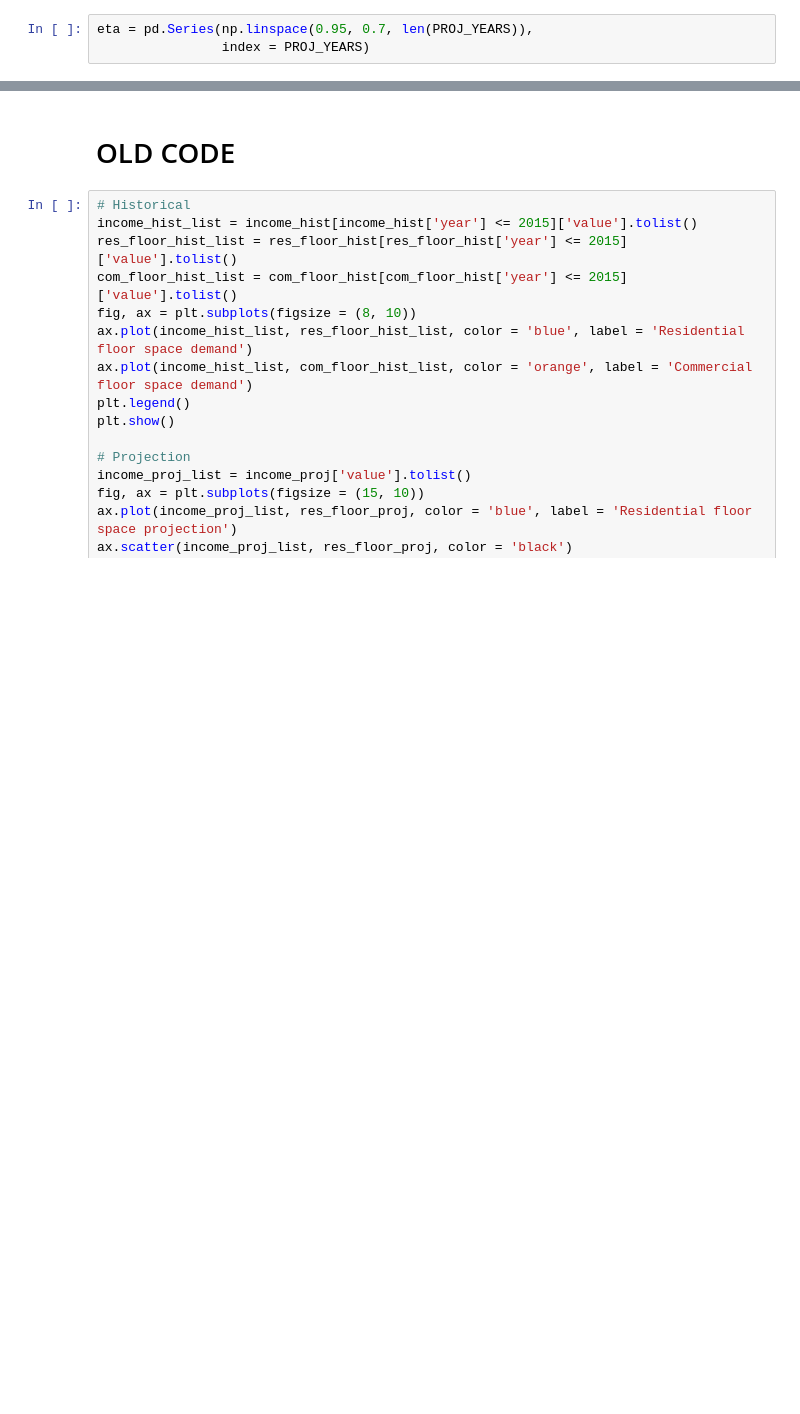
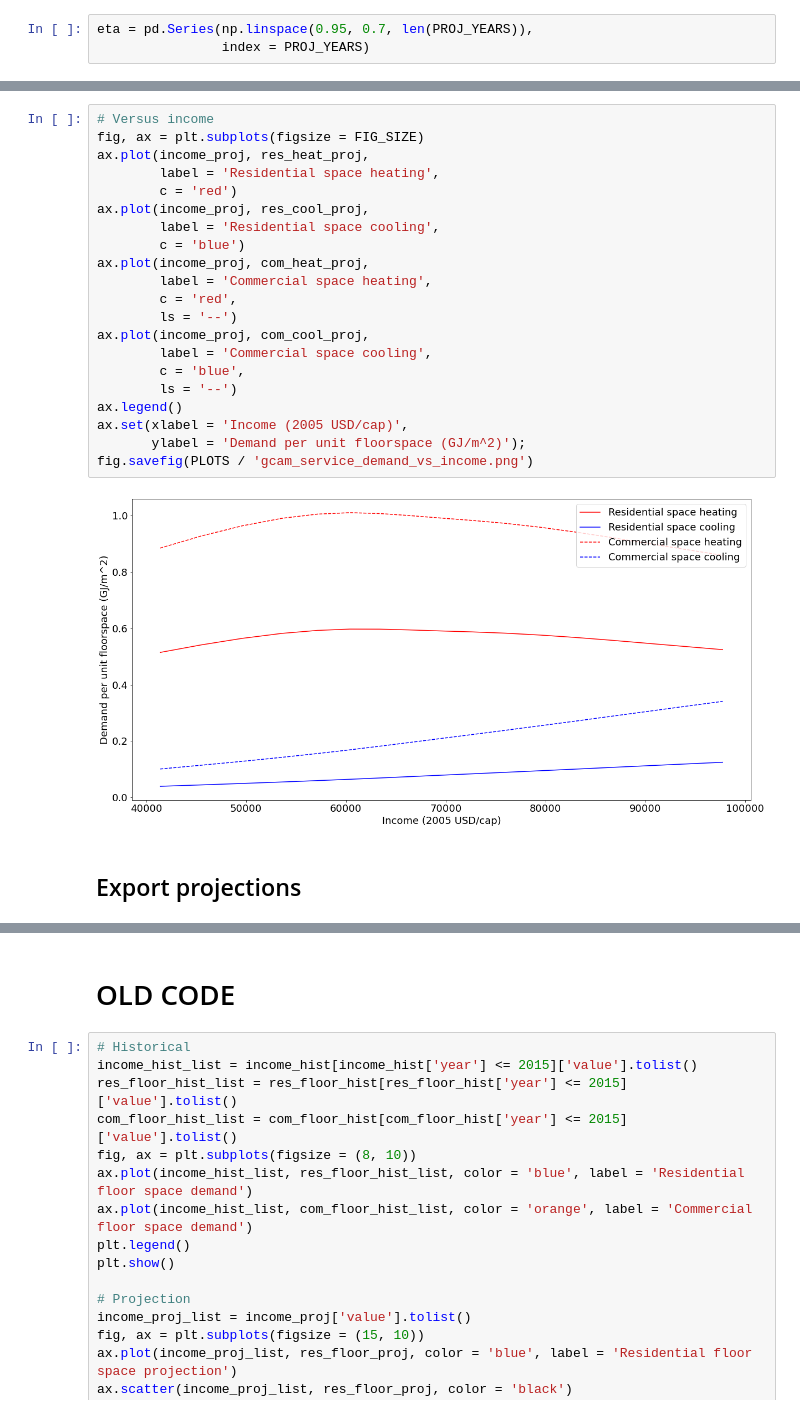
Before and after one commit to noahhleverton/iams_code, a Jupyter notebook: function_testing/GCAM/gcam_energy_demand.ipynb, the cells around one changed output, grey strips where cells are left out. Saved outputs shown, nothing was run; the diff lists cells and outputs as text; blank space fills up the shorter version.

```diff
--- a/function_testing/GCAM/gcam_energy_demand.ipynb
+++ b/function_testing/GCAM/gcam_energy_demand.ipynb
@@ -376,0 +358,25 @@ elas.groupby(level = 'sector').mean()
+# %%
+# Versus income
+fig, ax = plt.subplots(figsize = FIG_SIZE)
+ax.plot(income_proj, res_heat_proj,
+        label = 'Residential space heating',
+        c = 'red')
+ax.plot(income_proj, res_cool_proj,
+        label = 'Residential space cooling',
+        c = 'blue')
+ax.plot(income_proj, com_heat_proj,
+        label = 'Commercial space heating',
+        c = 'red',
+        ls = '--')
+ax.plot(income_proj, com_cool_proj,
+        label = 'Commercial space cooling',
+        c = 'blue',
+        ls = '--')
+ax.legend()
+ax.set(xlabel = 'Income (2005 USD/cap)',
+       ylabel = 'Demand per unit floorspace (GJ/m^2)');
+fig.savefig(PLOTS / 'gcam_service_demand_vs_income.png')
+# %% [output]
+[figure, added]
+# %% [markdown]
+## Export projections
```
Also changed, not shown: parts of 81 cells of this notebook, 13 other files.
